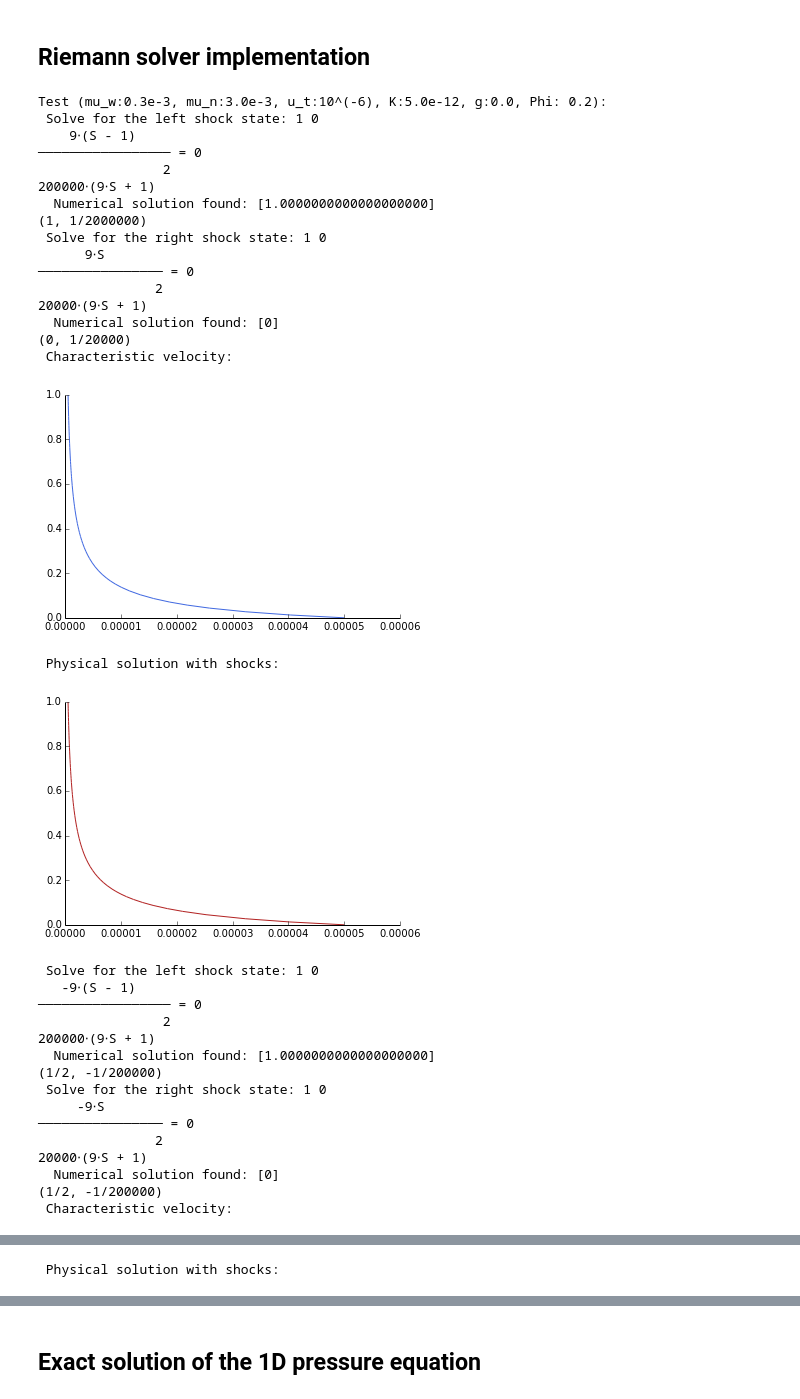
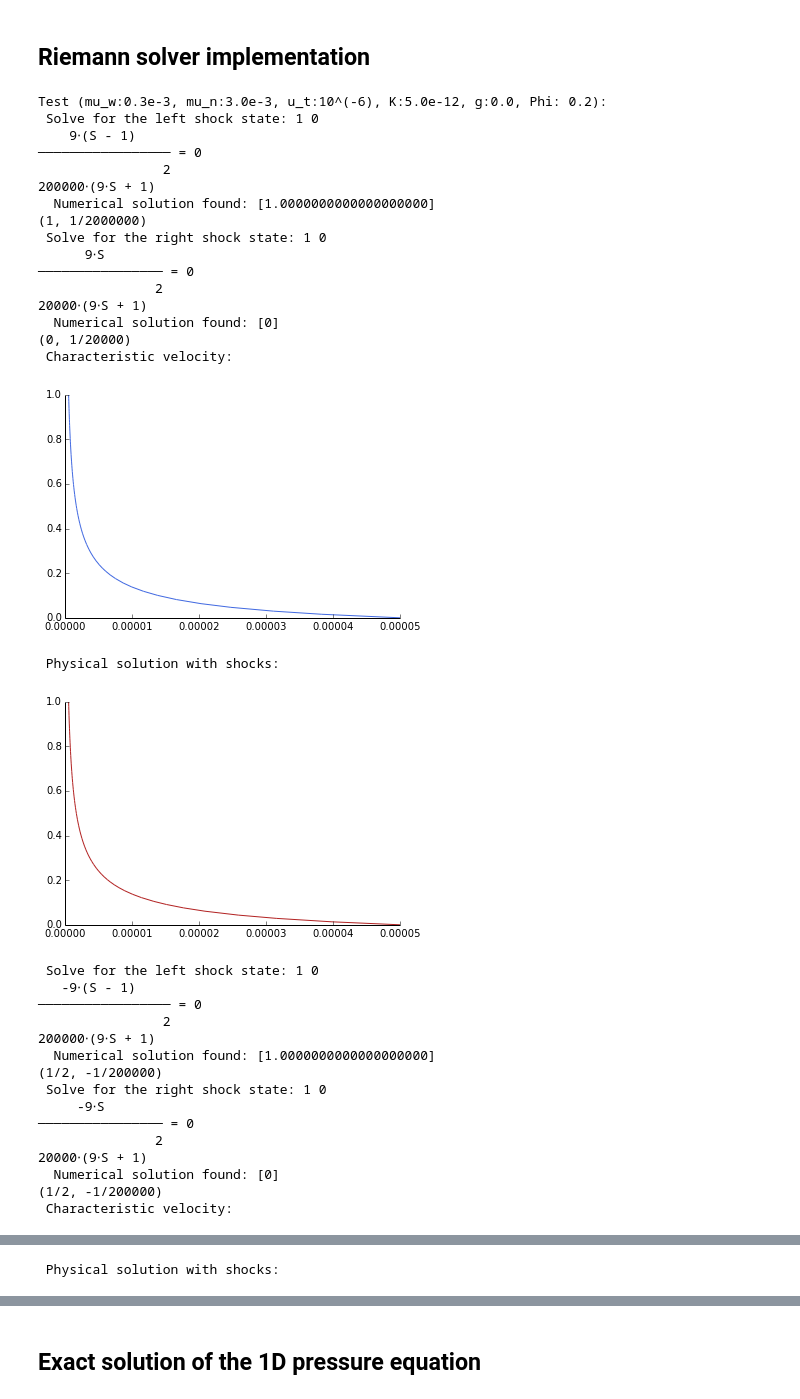
Before and after one commit to meistero/Samoa, a Jupyter notebook: scripts/python/Riemann_Darcy.ipynb, the cells around one changed output, grey strips where cells are left out. Cells and saved outputs as stored; diff of their text form; code cells hidden in the pictures.

```diff
--- a/scripts/python/Riemann_Darcy.ipynb
+++ b/scripts/python/Riemann_Darcy.ipynb
@@ -399,10 +397,10 @@ u_t = symbols('u_t',real=True)
 print "Test (mu_w:0.3e-3, mu_n:3.0e-3, u_t:10^(-6), K:5.0e-12, g:0.0, Phi: 0.2):"
 
 for perm_model in ["linear", "quadratic", "brooks-corey"]:
-    sol = Riemann(Rational(10, 10), Rational(0, 10), Rational(3, 1e4), Rational(3, 1e3), Rational(31200, 100), Rational(25864, 100), \
+    sol = Riemann(Rational(10, 10), Rational(0, 10), Rational(3, 1e4), Rational(3, 1e3), Rational(102518, 100), Rational(84898, 100), \
                   Rational(1, 1e6), Rational(5, 1e12), 0, Rational(1,5), perm_model)
     write_solution(*sol, file_name = "inflow_rarefaction_" + perm_model)
-    sol = Riemann(Rational(10, 10), Rational(0, 10), Rational(3, 1e4), Rational(3, 1e3), Rational(31200, 100), Rational(25864, 100), \
+    sol = Riemann(Rational(10, 10), Rational(0, 10), Rational(3, 1e4), Rational(3, 1e3), Rational(102518, 100), Rational(84898, 100), \
                   Rational(-1, 1e6), Rational(5, 1e12), 0, Rational(1,5), perm_model)
     write_solution(*sol, file_name = "inflow_shock_" + perm_model)
 
@@ -412,40 +410,40 @@ print ""
 print "Test (mu_w:0.3e-3, mu_n:3.0e-3, u_t:0, K:5.0e-12, g:9.80665, Phi: 0.2):"
 
 for perm_model in ["linear", "quadratic", "brooks-corey"]:
-    sol = Riemann(Rational(10, 10), Rational(0, 10), Rational(3, 1e4), Rational(3, 1e3), Rational(31200, 100), Rational(25864, 100), \
+    sol = Riemann(Rational(10, 10), Rational(0, 10), Rational(3, 1e4), Rational(3, 1e3), Rational(102518, 100), Rational(84898, 100), \
                   0, Rational(5, 1e12), Rational(980665,1e5), Rational(1,5), perm_model)
     write_solution(*sol, file_name = "density_rarefaction_" + perm_model)
-    sol = Riemann(Rational(10, 10), Rational(0, 10), Rational(3, 1e4), Rational(3, 1e3), Rational(31200, 100), Rational(25864, 100), \
+    sol = Riemann(Rational(10, 10), Rational(0, 10), Rational(3, 1e4), Rational(3, 1e3), Rational(102518, 100), Rational(84898, 100), \
                   0, Rational(5, 1e12), Rational(-980665,1e5), Rational(1,5), perm_model)
     write_solution(*sol, file_name = "density_shock_" + perm_model)
 
 print "done."
 print ""
 
 print "General formula:"
 Riemann(S_l, S_r, mu_w, mu_n, rho_w, rho_n, u_t, K, 0, Phi)
 print "done."
 print ""
 # %% [output]
 Test (mu_w:0.3e-3, mu_n:3.0e-3, u_t:10^(-6), K:5.0e-12, g:0.0, Phi: 0.2):
  Solve for the left shock state: 1 0
     9⋅(S - 1)
 ───────────────── = 0
                 2
 200000⋅(9⋅S + 1)
   Numerical solution found: [1.0000000000000000000]
 (1, 1/2000000)
  Solve for the right shock state: 1 0
       9⋅S
 ──────────────── = 0
                2
 20000⋅(9⋅S + 1)
   Numerical solution found: [0]
 (0, 1/20000)
  Characteristic velocity:
-[figure, old version]
+[figure, new version]
  Physical solution with shocks:
-[figure, old version]
+[figure, new version]
  Solve for the left shock state: 1 0
    -9⋅(S - 1)
 ───────────────── = 0
```
Also changed, not shown: parts of 2 cells of this notebook, 4 other files.
